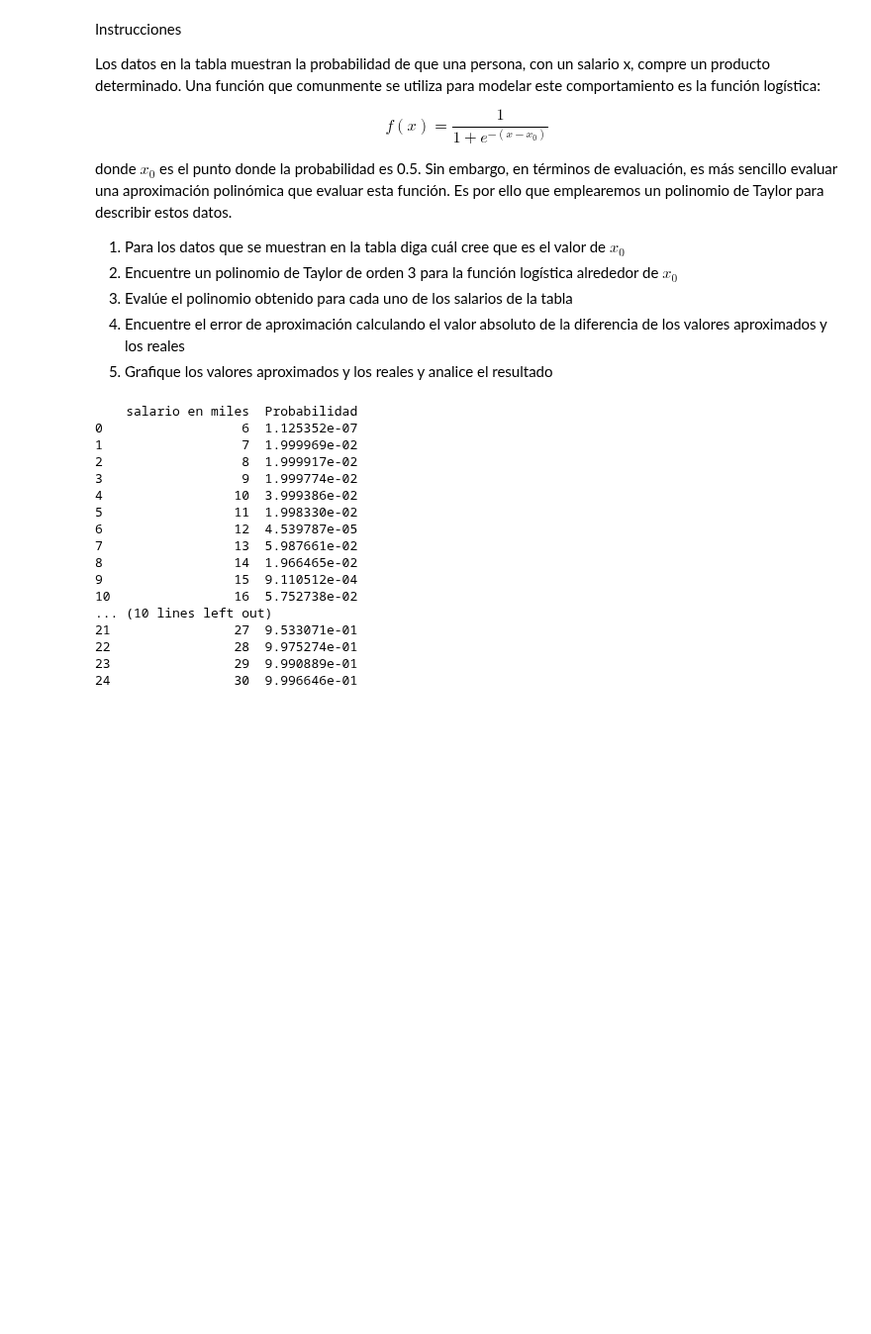
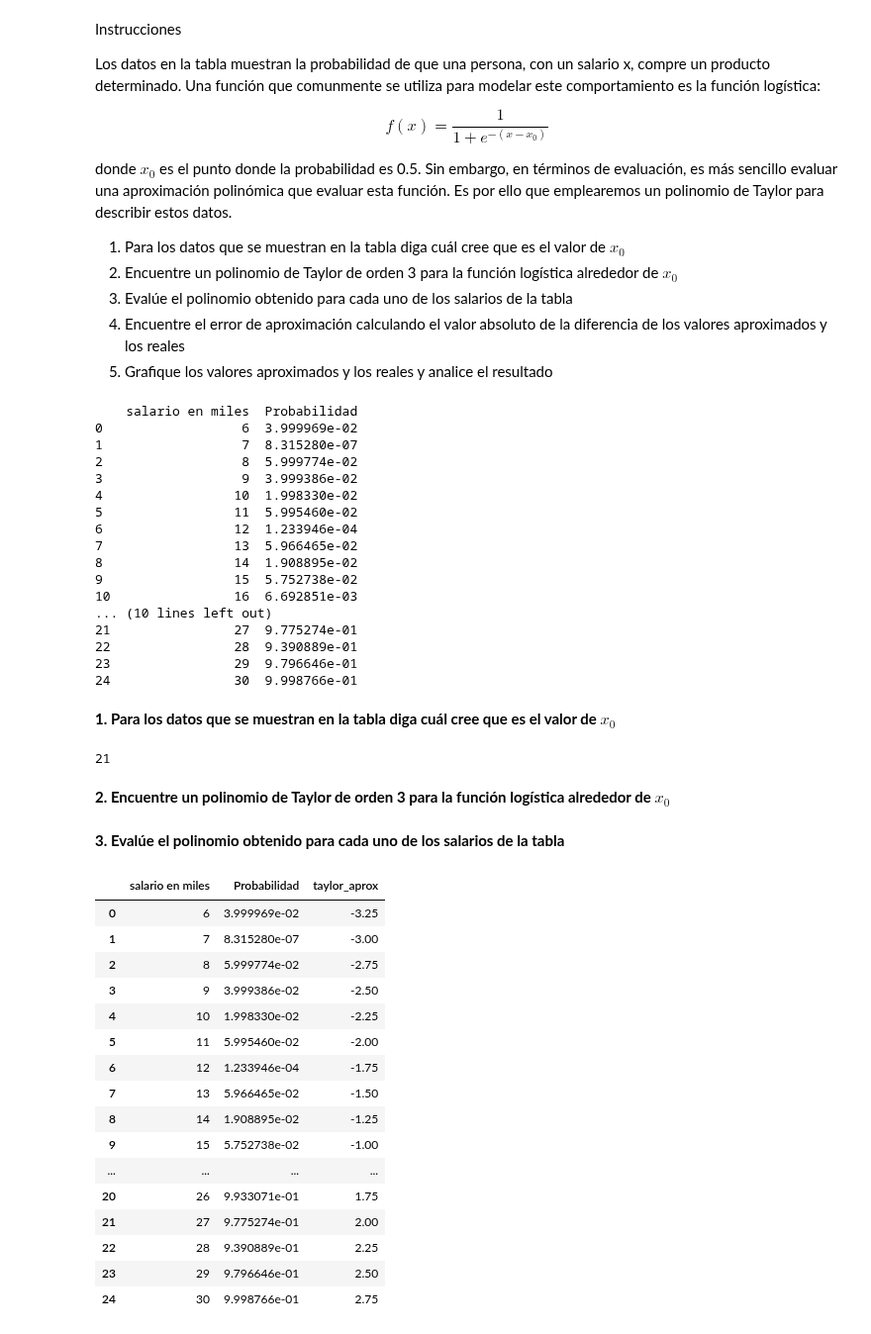
Before and after one commit to AminadabC/MIAAD, a Jupyter notebook: Matematicas/Actividad_Taylor.ipynb, the cells around one changed output. Shown at 99% size. Saved outputs shown, nothing was run; the diff lists cells and outputs as text; code cells hidden in the pictures; blank space fills up the shorter version.

```diff
--- a/Matematicas/Actividad_Taylor.ipynb
+++ b/Matematicas/Actividad_Taylor.ipynb
@@ -23,25 +23,40 @@ donde $ x_0 $ es el punto donde la probabilidad es 0.5. Sin embargo, en término
 aproximados y los reales
 5. Grafique los valores aproximados y los reales y analice el resultado
 # %%
+import numpy as np
 import pandas as pd
+import matplotlib.pyplot as plt
+from scipy.optimize import curve_fit
+from sympy import symbols, diff, exp
 
-df = pd.read_excel(r'C:\Users\Aminadab Cordova\Downloads\datos_compra_productos.xlsx', usecols="B:C")
+df = pd.read_excel(r'D:\Nueva carpeta\compra_producto.xlsx', usecols="B:C")
 print(df)
 # %% [output]
     salario en miles  Probabilidad
-0                  6  1.125352e-07
-1                  7  1.999969e-02
-2                  8  1.999917e-02
-3                  9  1.999774e-02
-4                 10  3.999386e-02
-5                 11  1.998330e-02
-6                 12  4.539787e-05
-7                 13  5.987661e-02
-8                 14  1.966465e-02
-9                 15  9.110512e-04
-10                16  5.752738e-02
+0                  6  3.999969e-02
+1                  7  8.315280e-07
+2                  8  5.999774e-02
+3                  9  3.999386e-02
+4                 10  1.998330e-02
+5                 11  5.995460e-02
+6                 12  1.233946e-04
+7                 13  5.966465e-02
+8                 14  1.908895e-02
+9                 15  5.752738e-02
+10                16  6.692851e-03
 ... (10 lines left out)
-21                27  9.533071e-01
-22                28  9.975274e-01
-23                29  9.990889e-01
-24                30  9.996646e-01
+21                27  9.775274e-01
+22                28  9.390889e-01
+23                29  9.796646e-01
+24                30  9.998766e-01
+# %% [markdown]
+**1. Para los datos que se muestran en la tabla diga cuál cree que es el valor de $ x_0 $**
+# %%
+# 1. Encontrar x0 (el punto donde la probabilidad es 0.5)
+x0_index = (df['Probabilidad'] - 0.5).abs().idxmin()
+x0 = df.loc[x0_index, 'salario en miles']
+x0
+# %% [output]
+21
+# %% [markdown]
+**2. Encuentre un polinomio de Taylor de orden 3 para la función logística alrededor de $ x_0 $**
@@ -47,0 +72,23 @@ print(df)
+# %% [markdown]
+**3. Evalúe el polinomio obtenido para cada uno de los salarios de la tabla**
+# %%
+df['taylor_aprox'] = df['salario en miles'].apply(lambda s: eval_taylor(s, x0, taylor_poly))
+df
+# %% [output]
+|  | salario en miles | Probabilidad | taylor_aprox |
+| 0 | 6 | 3.999969e-02 | -3.25 |
+| 1 | 7 | 8.315280e-07 | -3.00 |
+| 2 | 8 | 5.999774e-02 | -2.75 |
+| 3 | 9 | 3.999386e-02 | -2.50 |
+| 4 | 10 | 1.998330e-02 | -2.25 |
+| 5 | 11 | 5.995460e-02 | -2.00 |
+| 6 | 12 | 1.233946e-04 | -1.75 |
+| 7 | 13 | 5.966465e-02 | -1.50 |
+| 8 | 14 | 1.908895e-02 | -1.25 |
+| 9 | 15 | 5.752738e-02 | -1.00 |
+| ... | ... | ... | ... |
+| 20 | 26 | 9.933071e-01 | 1.75 |
+| 21 | 27 | 9.775274e-01 | 2.00 |
+| 22 | 28 | 9.390889e-01 | 2.25 |
+| 23 | 29 | 9.796646e-01 | 2.50 |
+| 24 | 30 | 9.998766e-01 | 2.75 |
```
Also changed, not shown: parts of 7 cells of this notebook.
